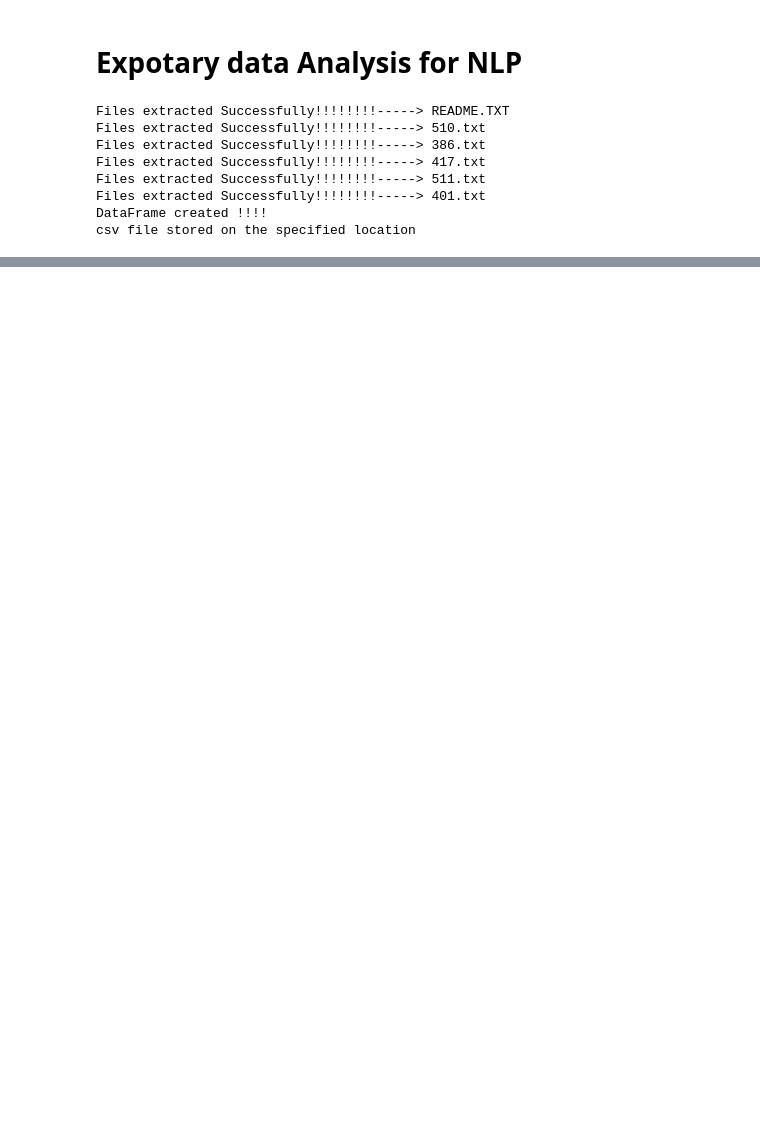
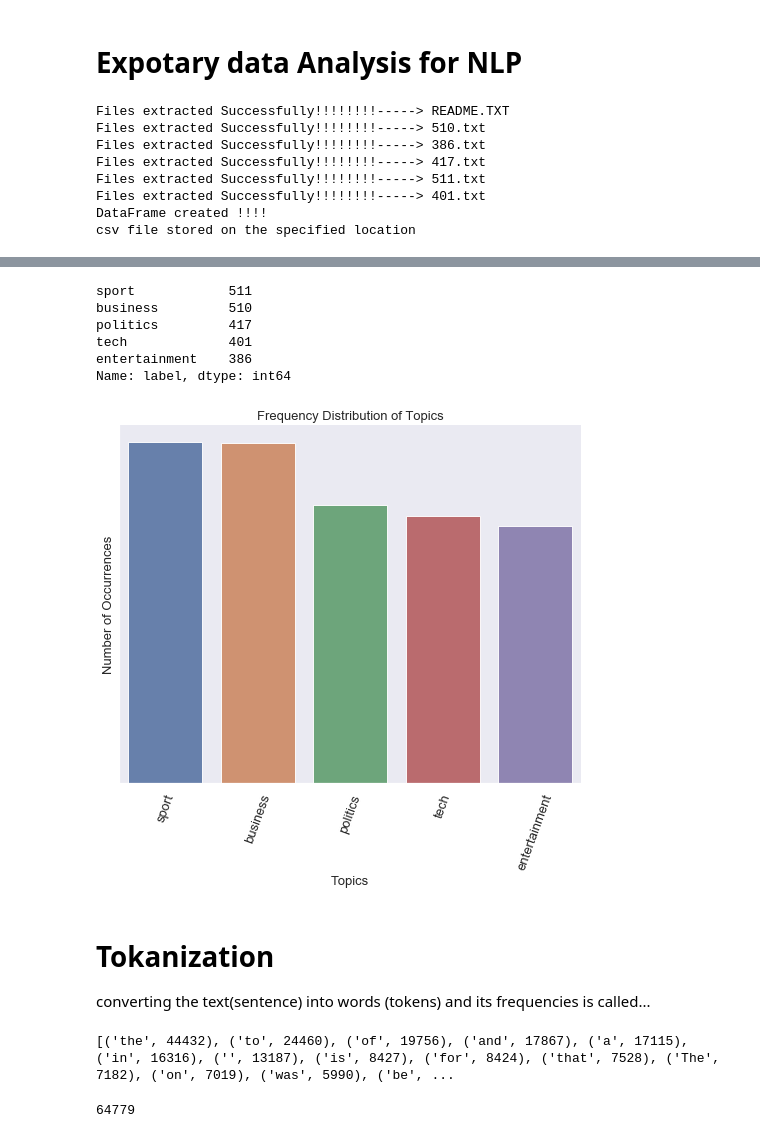
Before and after one commit to pavi-ninjaac/Specrom_Analysis, a Jupyter notebook: EDA_BBC_Dataset/EDA_text_classification_BBC_data.ipynb, the cells around one changed output, grey strips where cells are left out. Drawn from its saved outputs; the diff is of its cells as text; code cells hidden in the pictures; blank space fills up the shorter version.

```diff
--- a/EDA_BBC_Dataset/EDA_text_classification_BBC_data.ipynb
+++ b/EDA_BBC_Dataset/EDA_text_classification_BBC_data.ipynb
@@ -49,0 +80,50 @@ csv file stored on the specified location
+# %%
+data['label'].value_counts()
+# %% [output]
+sport            511
+business         510
+politics         417
+tech             401
+entertainment    386
+Name: label, dtype: int64
+# %%
+import matplotlib.pyplot as plt
+import seaborn as sns
+sns.set(style="darkgrid")
+f, axes = plt.subplots(1, 1, figsize=(7, 7), sharex=True)
+sns.despine(right=True)
+
+col_count_2 = data['label'].value_counts()
+sns.set(style="darkgrid")
+
+sns.barplot(col_count_2.index, col_count_2.values, alpha=0.9)
+
+plt.title('Frequency Distribution of Topics', fontsize=13)
+plt.ylabel('Number of Occurrences', fontsize=13)
+plt.xlabel('Topics', fontsize=13)
+
+plt.xticks(rotation=70, fontsize=13)
+
+plt.setp(axes, yticks=[])
+
+plt.tight_layout()
+plt.show()
+# %% [output]
+[figure, added]
+# %% [markdown]
+# Tokanization
+converting the text(sentence) into words (tokens) and its frequencies is called...
+# %%
+from collections import Counter
+
+text_freq = Counter()
+#converting text to frequencies
+for text in data['text']:
+    t = text.split(' ')
+    for token in t:
+        text_freq[token]+=1
+print(text_freq.most_common(20))
+len(text_freq) # there are 64779 diffrent tokens
+# %% [output]
+[('the', 44432), ('to', 24460), ('of', 19756), ('and', 17867), ('a', 17115), ('in', 16316), ('', 13187), ('is', 8427), ('for', 8424), ('that', 7528), ('The', 7182), ('on', 7019), ('was', 5990), ('be', ...
+64779
```
Also changed, not shown: parts of 9 cells of this notebook.
